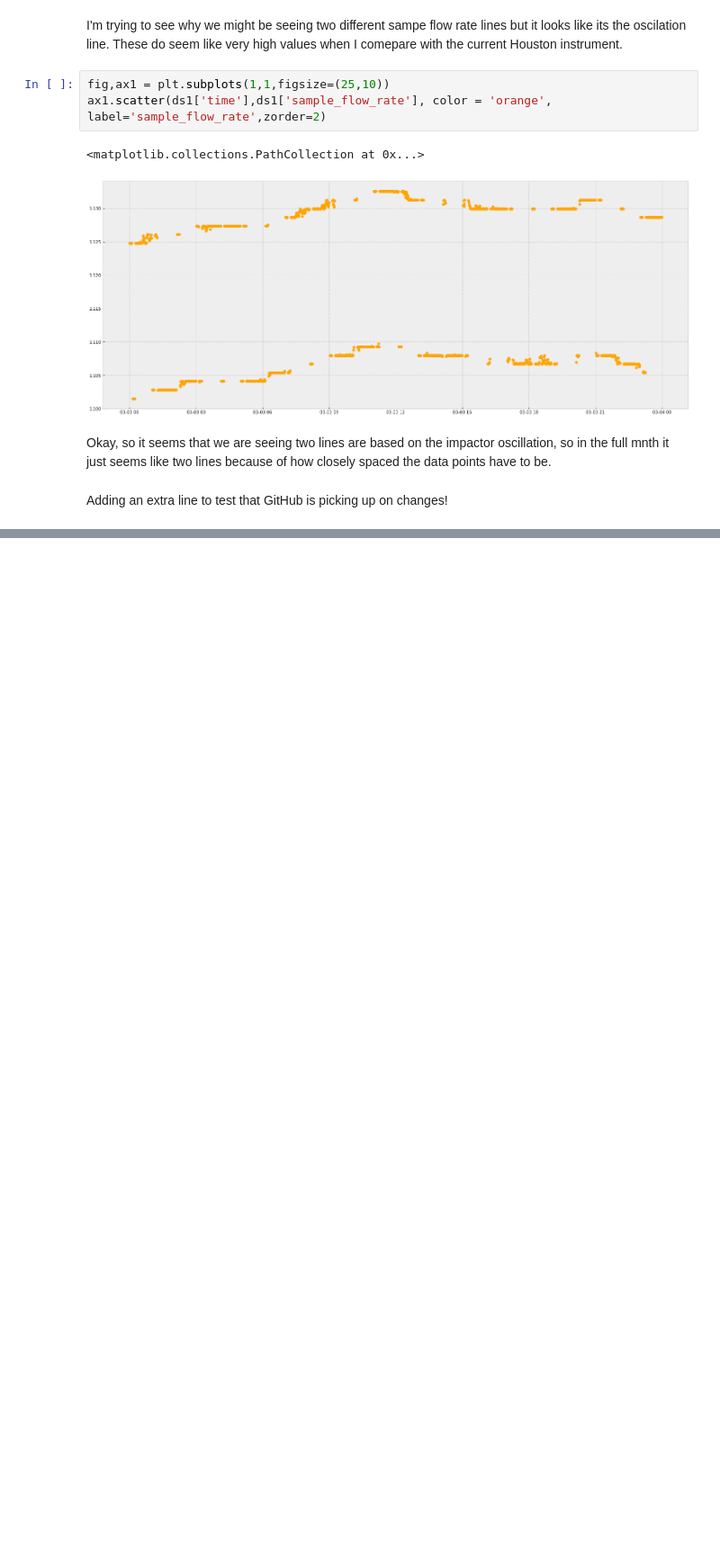
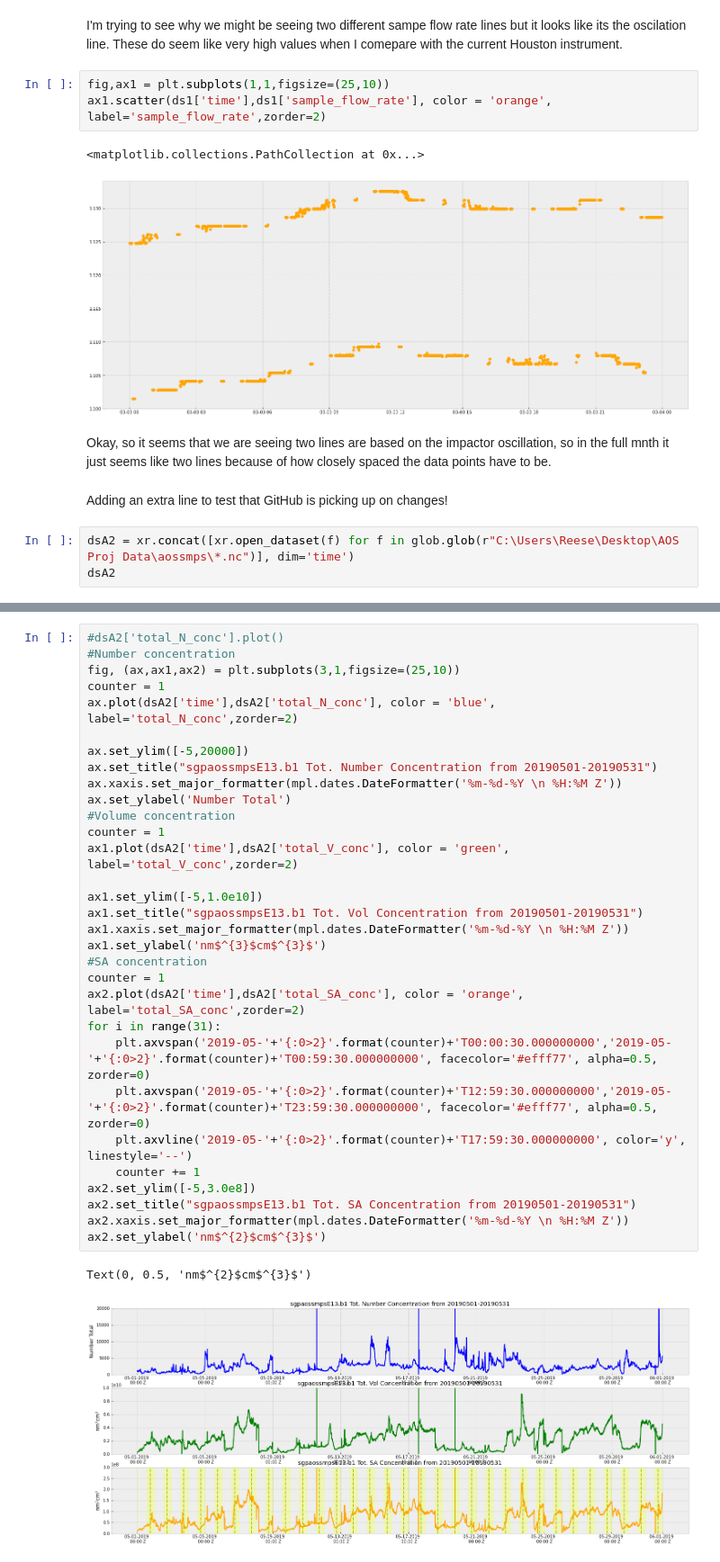
Before and after one commit to ReeseMishler/Work-File, a Jupyter notebook: AOS Proj.ipynb, the cells around one changed output, grey strips where cells are left out. Shown: that part at 90% size. Saved outputs shown, nothing was run; the diff lists cells and outputs as text; blank space fills up the shorter version.

```diff
--- a/AOS Proj.ipynb
+++ b/AOS Proj.ipynb
@@ -92,3 +95,6 @@ ax1.scatter(ds1['time'],ds1['sample_flow_rate'], color = 'orange', label='sample
 Okay, so it seems that we are seeing two lines are based on the impactor oscillation, so in the full mnth it just seems like two lines because of how closely spaced the data points have to be.
 # %% [markdown]
 Adding an extra line to test that GitHub is picking up on changes!
+# %%
+dsA2 = xr.concat([xr.open_dataset(f) for f in glob.glob(r"C:\Users\Reese\Desktop\AOS Proj Data\aossmps\*.nc")], dim='time')
+dsA2
@@ -94,0 +119,34 @@ Adding an extra line to test that GitHub is picking up on changes!
+# %%
+#dsA2['total_N_conc'].plot()
+#Number concentration
+fig, (ax,ax1,ax2) = plt.subplots(3,1,figsize=(25,10))
+counter = 1
+ax.plot(dsA2['time'],dsA2['total_N_conc'], color = 'blue', label='total_N_conc',zorder=2)
+
+ax.set_ylim([-5,20000])
+ax.set_title("sgpaossmpsE13.b1 Tot. Number Concentration from 20190501-20190531")
+ax.xaxis.set_major_formatter(mpl.dates.DateFormatter('%m-%d-%Y \n %H:%M Z'))
+ax.set_ylabel('Number Total')
+#Volume concentration
+counter = 1
+ax1.plot(dsA2['time'],dsA2['total_V_conc'], color = 'green', label='total_V_conc',zorder=2)
+
+ax1.set_ylim([-5,1.0e10])
+ax1.set_title("sgpaossmpsE13.b1 Tot. Vol Concentration from 20190501-20190531")
+ax1.xaxis.set_major_formatter(mpl.dates.DateFormatter('%m-%d-%Y \n %H:%M Z'))
+ax1.set_ylabel('nm$^{3}$cm$^{3}$')
+#SA concentration
+counter = 1
+ax2.plot(dsA2['time'],dsA2['total_SA_conc'], color = 'orange', label='total_SA_conc',zorder=2)
+for i in range(31):
+    plt.axvspan('2019-05-'+'{:0>2}'.format(counter)+'T00:00:30.000000000','2019-05-'+'{:0>2}'.format(counter)+'T00:59:30.000000000', facecolor='#efff77', alpha=0.5, zorder=0)
+    plt.axvspan('2019-05-'+'{:0>2}'.format(counter)+'T12:59:30.000000000','2019-05-'+'{:0>2}'.format(counter)+'T23:59:30.000000000', facecolor='#efff77', alpha=0.5, zorder=0)
+    plt.axvline('2019-05-'+'{:0>2}'.format(counter)+'T17:59:30.000000000', color='y', linestyle='--')
+    counter += 1
+ax2.set_ylim([-5,3.0e8])
+ax2.set_title("sgpaossmpsE13.b1 Tot. SA Concentration from 20190501-20190531")
+ax2.xaxis.set_major_formatter(mpl.dates.DateFormatter('%m-%d-%Y \n %H:%M Z'))
+ax2.set_ylabel('nm$^{2}$cm$^{3}$')
+# %% [output]
+Text(0, 0.5, 'nm$^{2}$cm$^{3}$')
+[figure, added]
```
Also changed, not shown: parts of 6 cells of this notebook.
